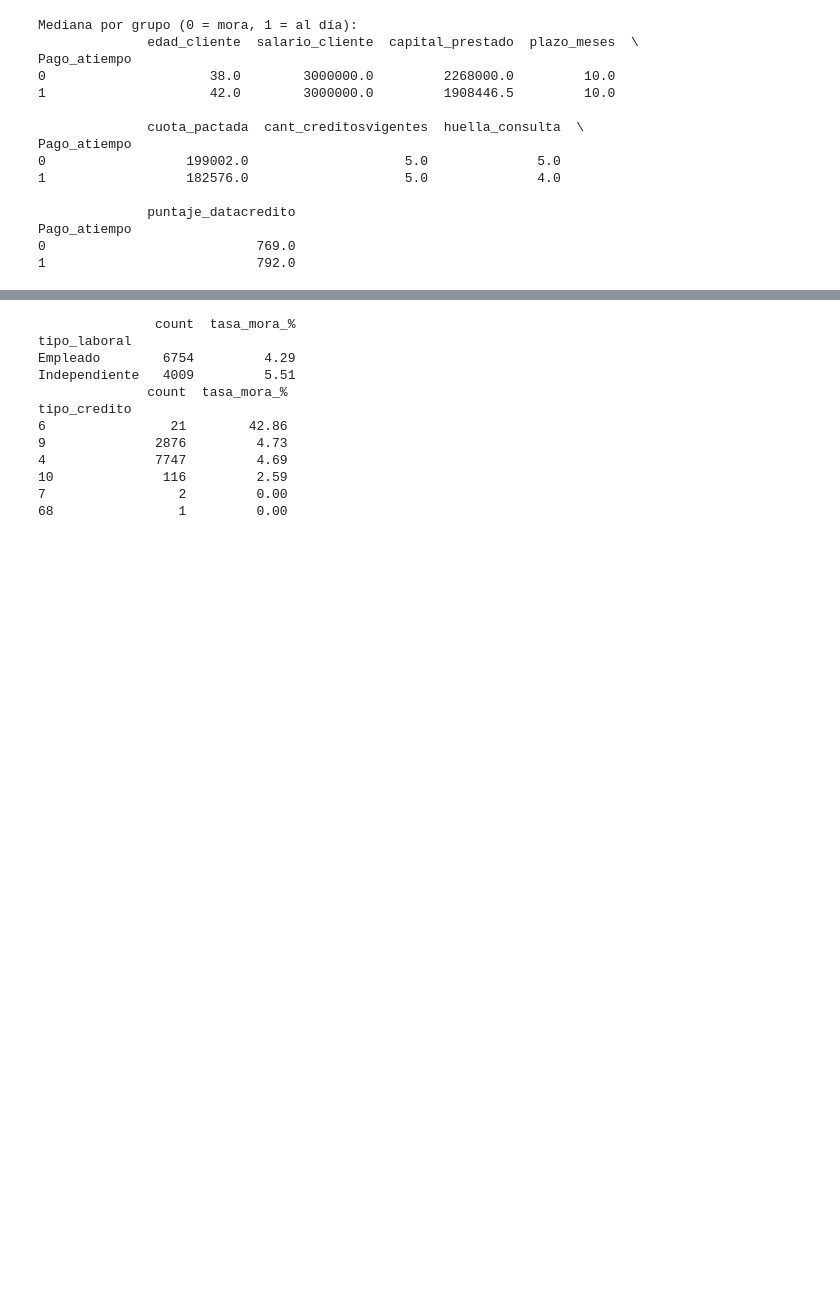
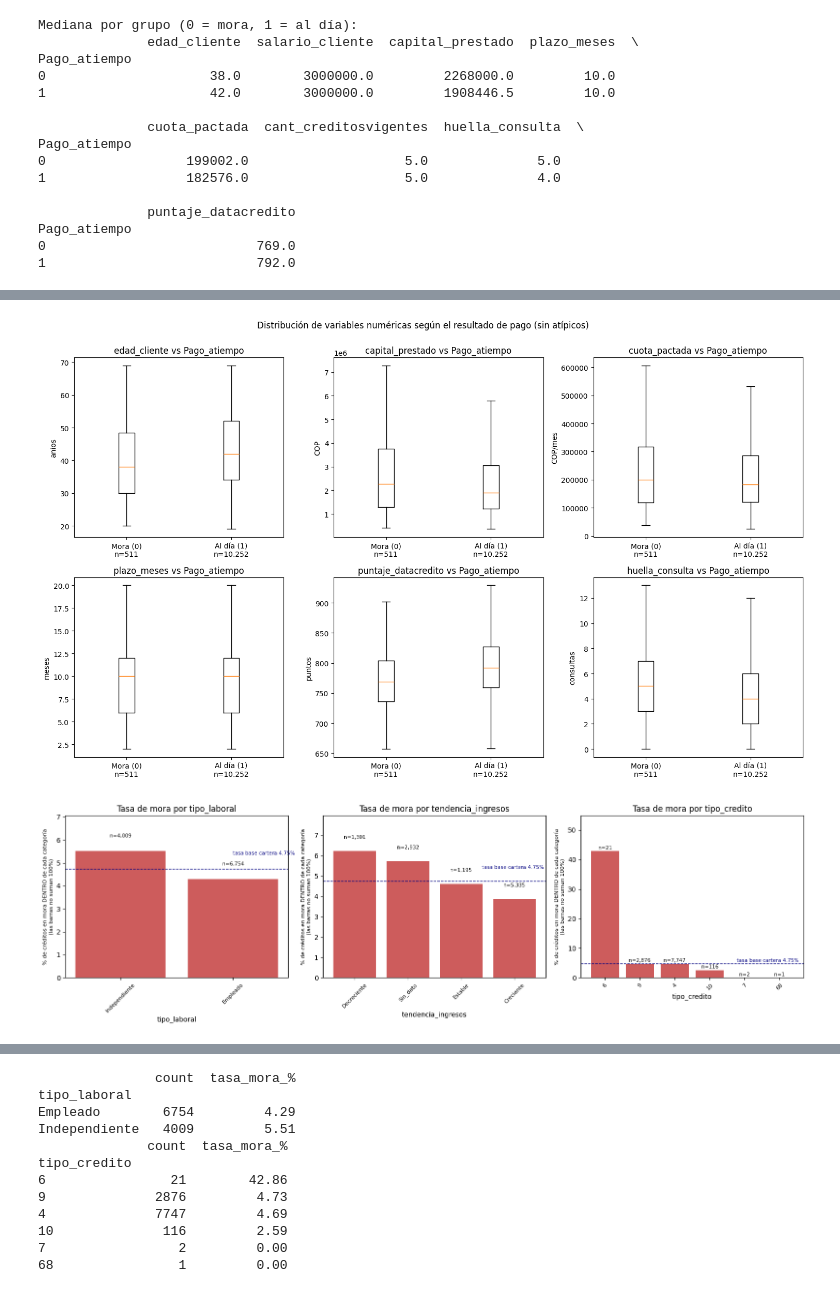
Before and after one commit to papiarcacamilo/MLOPS_CURSE, a Jupyter notebook: src/transformacion_eda.ipynb, the cells around one changed output, grey strips where cells are left out. Cells and saved outputs as stored; diff of their text form; code cells hidden in the pictures; blank space fills up the shorter version.

```diff
--- a/src/transformacion_eda.ipynb
+++ b/src/transformacion_eda.ipynb
@@ -1106,0 +1266,52 @@ categoría, ¿qué porcentaje cayó en mora?", y cada categoría se calcula por
+# %%
+# Graficos bivariados: distribucion de variables clave segun la variable objetivo.
+# Nota metodologica: se usa showfliers=False para que las cajas sean legibles, pero eso
+# oculta las colas. Cuando la senal de una variable vive en la cola (caso de plazo_meses),
+# el boxplot puede sugerir "sin diferencia" erroneamente; por eso la seccion 3.2.1
+# complementa estos graficos con tasas de mora por tramo.
+vars_biv = ['edad_cliente', 'capital_prestado', 'cuota_pactada', 'plazo_meses',
+            'puntaje_datacredito', 'huella_consulta']
+unidades = {'edad_cliente': 'anios', 'capital_prestado': 'COP', 'cuota_pactada': 'COP/mes',
+            'plazo_meses': 'meses', 'puntaje_datacredito': 'puntos', 'huella_consulta': 'consultas'}
+
+fig, axes = plt.subplots(2, 3, figsize=(15, 9))
+axes = axes.flatten()
+for i, col in enumerate(vars_biv):
+    datos = [df.loc[df['Pago_atiempo'] == 0, col].dropna(),
+             df.loc[df['Pago_atiempo'] == 1, col].dropna()]
+    axes[i].boxplot(datos, tick_labels=['Mora (0)\nn=511', 'Al día (1)\nn=10.252'],
+                    showfliers=False)
+    axes[i].set_title(f'{col} vs Pago_atiempo')
+    axes[i].set_ylabel(unidades[col])
+plt.suptitle('Distribución de variables numéricas según el resultado de pago (sin atípicos)', y=1.00)
+plt.tight_layout()
+plt.show()
+
+# --- Tasa de mora por categoria: se anade el n de cada grupo y la tasa base ---
+tasa_base = (1 - df['Pago_atiempo'].mean()) * 100
+
+fig, axes = plt.subplots(1, 3, figsize=(16, 4.8))
+for ax, col in zip(axes, ['tipo_laboral', 'tendencia_ingresos', 'tipo_credito']):
+    agg = df.groupby(col)['Pago_atiempo'].agg(['mean', 'count'])
+    agg['tasa'] = (1 - agg['mean']) * 100
+    agg = agg.sort_values('tasa', ascending=False)
+    barras = ax.bar(agg.index.astype(str), agg['tasa'], color='indianred')
+    # El n de cada grupo va sobre la barra: sin el, una barra de 21 registros
+    # se lee visualmente igual de solida que una de 7.747.
+    for b, (_, fila) in zip(barras, agg.iterrows()):
+        ax.text(b.get_x() + b.get_width()/2, b.get_height() + 0.6,
+                f"n={int(fila['count']):,}", ha='center', fontsize=7.5)
+    ax.axhline(tasa_base, color='navy', linestyle='--', linewidth=1)
+    ax.text(len(agg) - 0.45, tasa_base + 0.6, f'tasa base cartera {tasa_base:.2f}%',
+            fontsize=7.5, color='navy', ha='right')
+    ax.set_title(f'Tasa de mora por {col}')
+    ax.set_ylabel('% de créditos en mora DENTRO de cada categoría\n(las barras no suman 100%)',
+                  fontsize=8)
+    ax.set_xlabel(col)
+    ax.set_ylim(0, max(agg['tasa']) * 1.28)
+    ax.tick_params(axis='x', rotation=45, labelsize=8)
+plt.tight_layout()
+plt.show()
+# %% [output]
+[figure, added]
+[figure, added]
```
Also changed, not shown: parts of 78 cells of this notebook, 3 other files.
